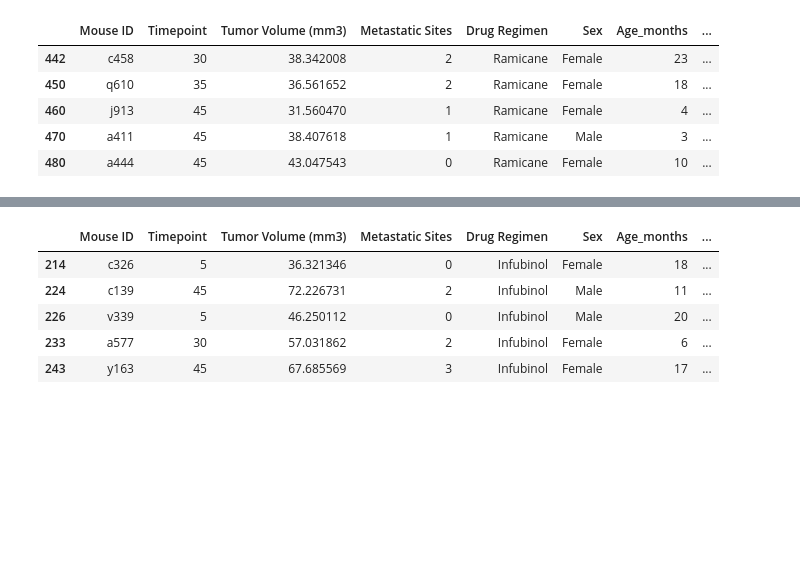
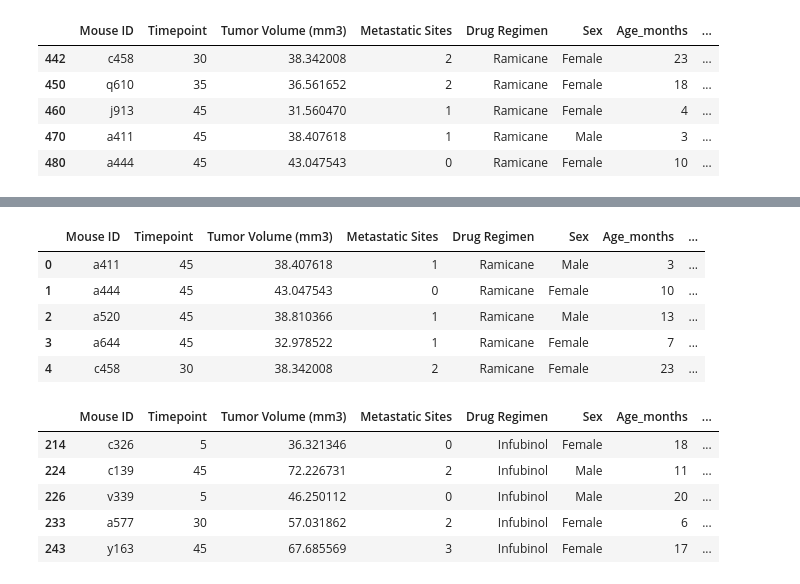
Before and after one commit to dmayo0317/Matplotlib, a Jupyter notebook: Pymaceuticals/pymaceuticals_starter.ipynb, the cells around one changed output, grey strips where cells are left out. Saved outputs shown, nothing was run; the diff lists cells and outputs as text; code cells hidden in the pictures; blank space fills up the shorter version.

```diff
--- a/Pymaceuticals/pymaceuticals_starter.ipynb
+++ b/Pymaceuticals/pymaceuticals_starter.ipynb
@@ -367,3 +420,7 @@ ramicane_df.head()
 | 460 | j913 | 45 | 31.560470 | 1 | Ramicane | Female | 4 | ... |
 | 470 | a411 | 45 | 38.407618 | 1 | Ramicane | Male | 3 | ... |
 | 480 | a444 | 45 | 43.047543 | 0 | Ramicane | Female | 10 | ... |
+# %%
+# Start by getting the last (greatest) timepoint for each mouse
+ramicane_last_df = ramicane_df.groupby('Mouse ID').max()['Timepoint']
+ramicane_last_df.head(10)
@@ -369,0 +440,4 @@ ramicane_df.head()
+# %%
+#Creating a Data Frame to put the data
+ramicane_vol = pd.DataFrame(ramicane_last_df)
+ramicane_vol.head()
@@ -370,3 +452,14 @@ ramicane_df.head()
+# %%
+#Merge Volume with the orginal Data Frame to create a new data Frame to work with
+ramicane_merge_df = pd.merge(ramicane_vol,final_tumor_df, on=("Mouse ID","Timepoint"),how="left")
+ramicane_merge_df.head()
+# %% [output]
+|  | Mouse ID | Timepoint | Tumor Volume (mm3) | Metastatic Sites | Drug Regimen | Sex | Age_months | ... |
+| 0 | a411 | 45 | 38.407618 | 1 | Ramicane | Male | 3 | ... |
+| 1 | a444 | 45 | 43.047543 | 0 | Ramicane | Female | 10 | ... |
+| 2 | a520 | 45 | 38.810366 | 1 | Ramicane | Male | 13 | ... |
+| 3 | a644 | 45 | 32.978522 | 1 | Ramicane | Female | 7 | ... |
+| 4 | c458 | 30 | 38.342008 | 2 | Ramicane | Female | 23 | ... |
 # %%
 #Volume for the Drug Regiment Infubinol
 infubinol_df = final_tumor_df.loc[final_tumor_df["Drug Regimen"] == "Infubinol", :]
```
Also changed, not shown: parts of 24 cells of this notebook.
